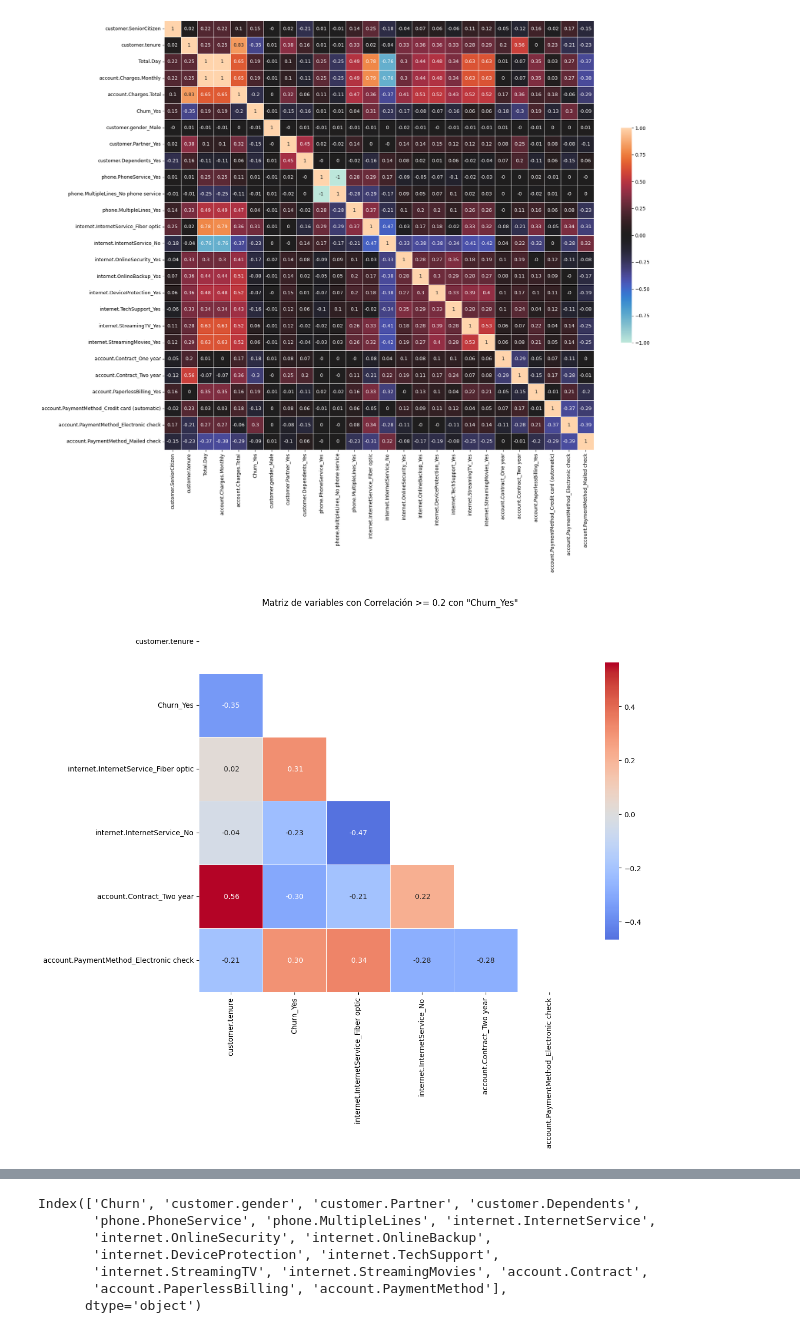
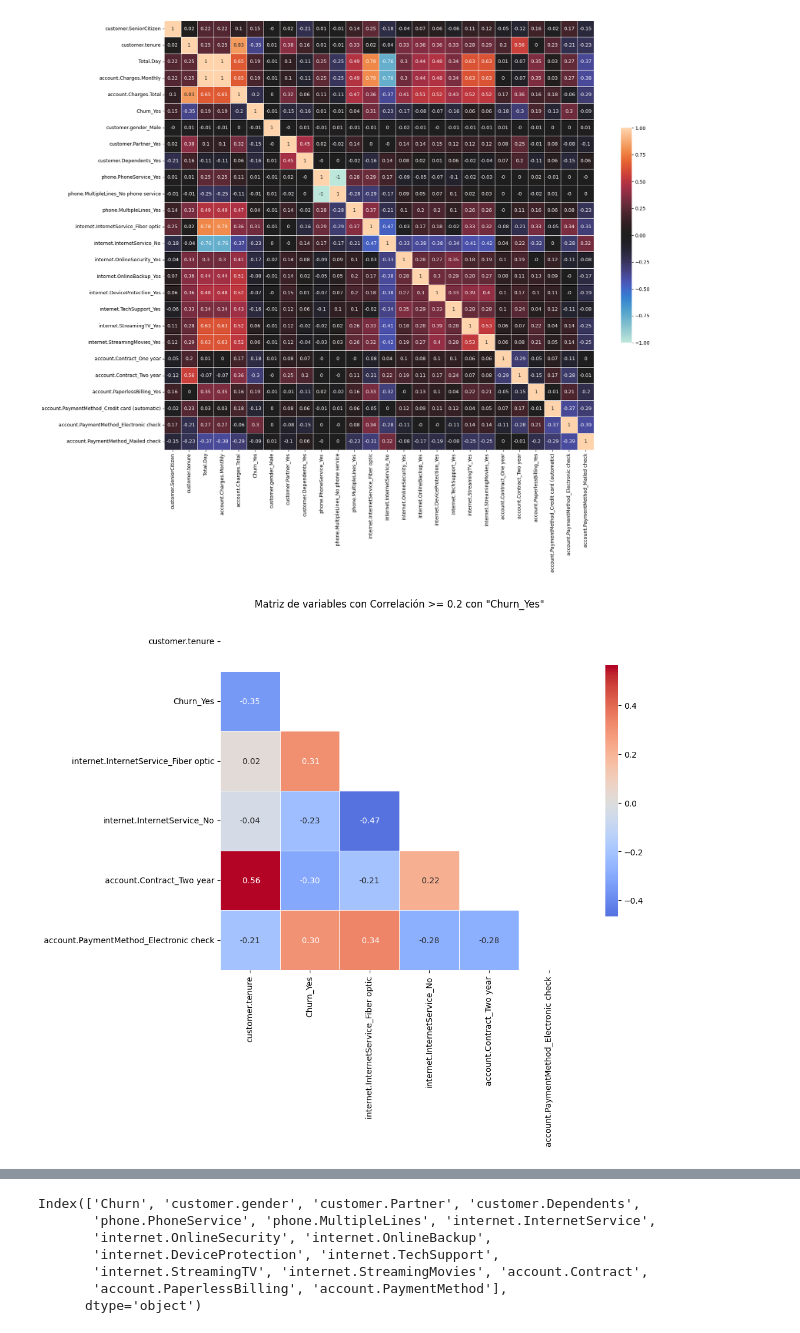
Before and after one commit to Gabriel-muni/Telecom_X_parte2, a Jupyter notebook: Telecom_X_parte2.ipynb, the cells around one changed output, grey strips where cells are left out. Drawn from its saved outputs; the diff is of its cells as text; code cells hidden in the pictures.

```diff
--- a/Telecom_X_parte2.ipynb
+++ b/Telecom_X_parte2.ipynb
@@ -171,27 +171,27 @@ plt.show()
 # %%
 # mascara:
 target_var = "Churn_Yes" # definir variable target
 
 limiar = 0.2 # el limiar es un minimo de correlacion absoluta, entre la variable target y las relacionadas, debo elegir un valor que me de tal grado de relaciones
 
 variables_relevantes = corr.index[abs(corr[target_var]) >= limiar].tolist()
 # filtrar variables que tienen correlacion absoluta >= limiar con una variable target
 # esto crea una lista con las variables relevantes
 
 #garantizar que la variable target esta en la lista y sino esta se adiciona
 if target_var not in variables_relevantes:
     variables_relevantes.append(target_var)
 
 #crear una matriz de correlacion solamente con las variables seleccionads
 corr_filtrada = corr.loc[variables_relevantes, variables_relevantes]
 
 #generar una mascara para esconder el triangulo superior de la matriz, incluyendo la diagonal
 mascara = np.triu(np.ones_like(corr_filtrada, dtype=bool))
 
 #plotear o heatmap con una mascara aplicada para mejorar la visualizacion
-plt.figure(figsize=(12, 10))
+plt.figure(figsize=(12, 8))
 sns.heatmap(corr_filtrada, annot=True, fmt=" .2f", cmap='coolwarm', center=0, square=True, linewidths=0.5, cbar_kws={"shrink": 0.7}, mask=mascara)
 plt.title(f'Matriz de variables con Correlación >= {limiar} con "{target_var}"')
 plt.show()
 # %% [output]
-[figure, old version]
+[figure, new version]
```
Also changed, not shown: parts of 5 cells of this notebook.
